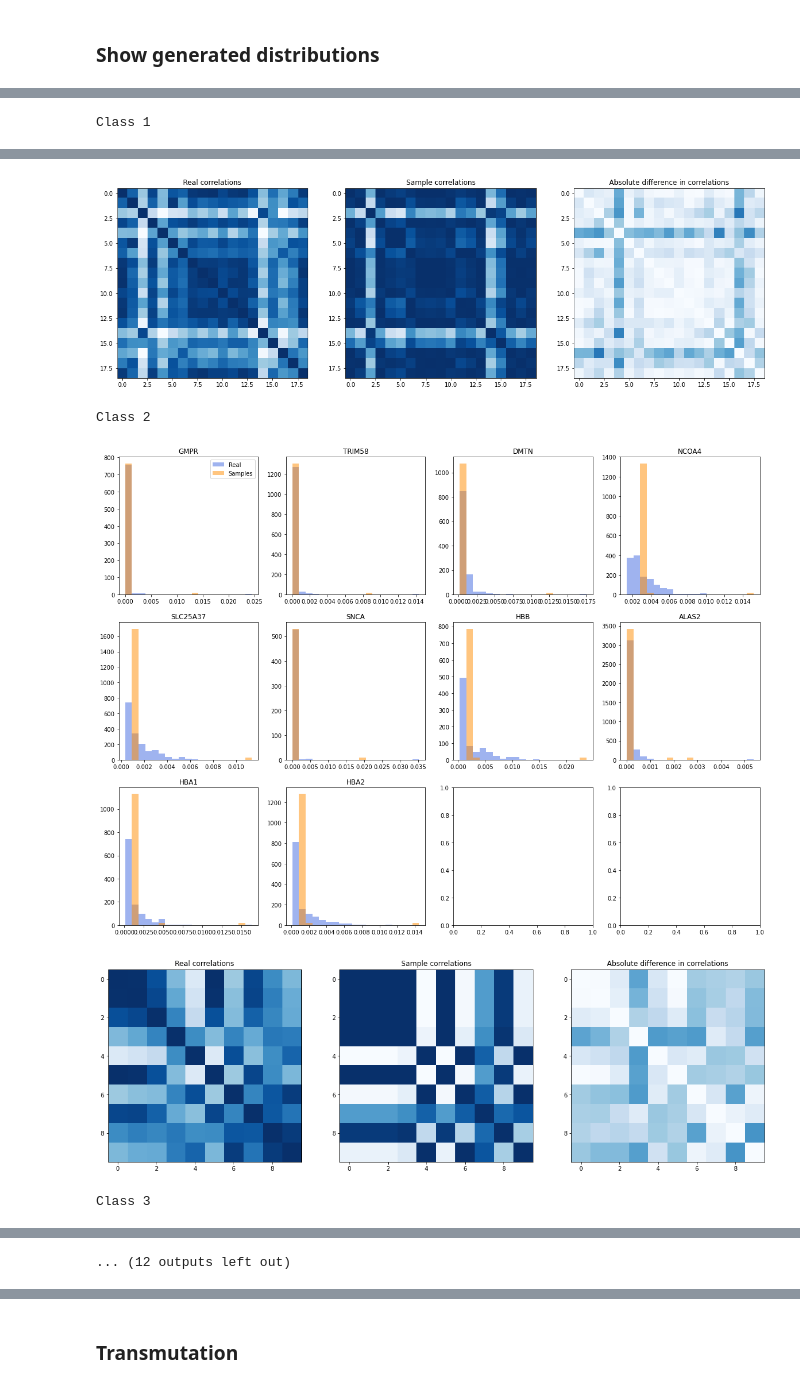
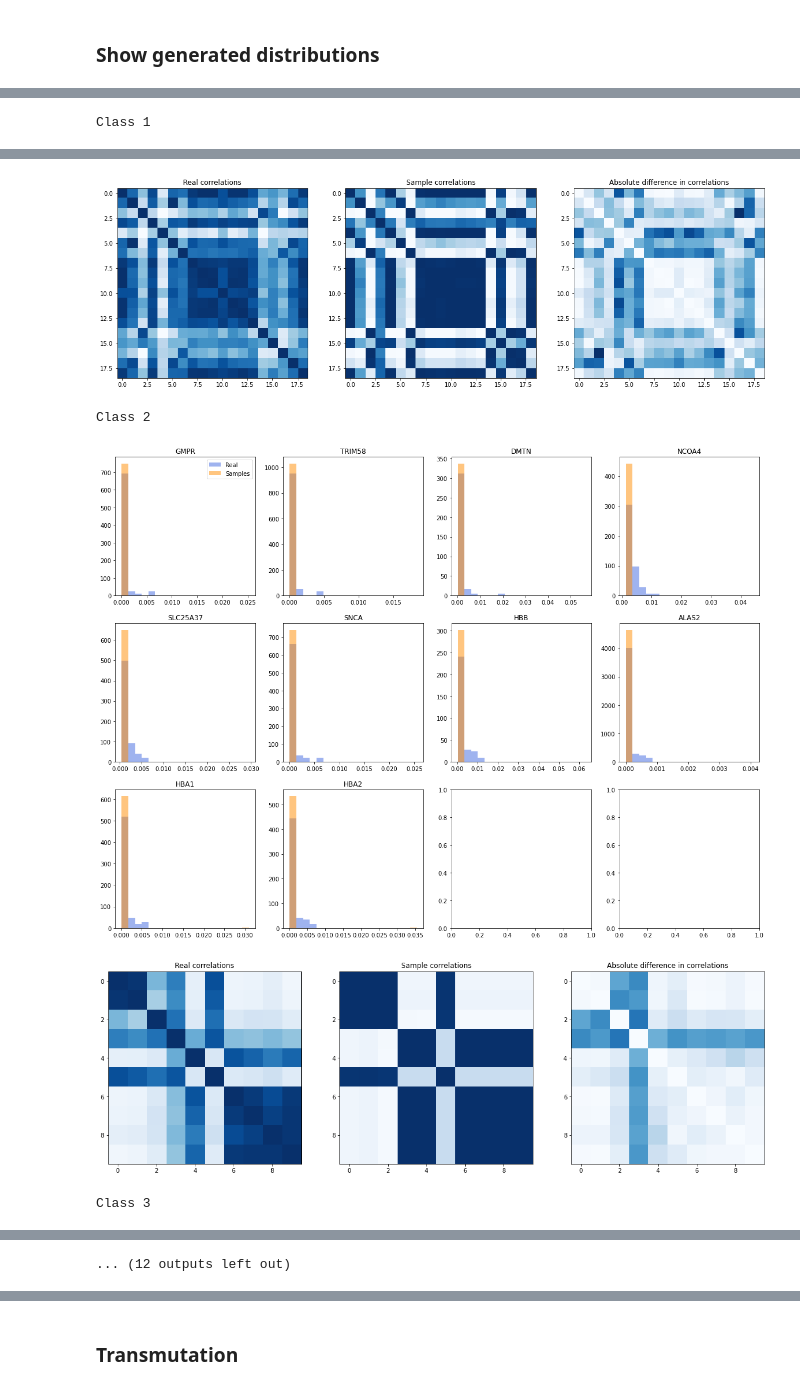
Before and after one commit to Genentech/branched-diffusion, a Jupyter notebook: notebooks/continuous_branched_scrna_covid_flu.ipynb, the cells around one changed output, grey strips where cells are left out. Saved outputs shown, nothing was run; the diff lists cells and outputs as text; code cells hidden in the pictures.

Commit message:
Update scRNA notebook to use larger batch size for histograms

```diff
--- a/notebooks/continuous_branched_scrna_covid_flu.ipynb
+++ b/notebooks/continuous_branched_scrna_covid_flu.ipynb
@@ -174,7 +141,7 @@ if latent_space:
 for class_to_sample in classes:
     sample = generate.generate_continuous_branched_samples(
         model, sde, class_to_sample, class_time_to_branch_tensor,
-        sampler="pc", t_limit=t_limit, num_steps=1000, verbose=True
+        sampler="pc", t_limit=t_limit, num_steps=1000, num_samples=500, verbose=True
     )
     if latent_space:
         gen_latent_samples[class_to_sample] = sample.cpu().numpy()
@@ -191,0 +150,16 @@ targets = np.concatenate(targets)
+# %%
+# Sample objects from the original dataset
+true_samples = {}
+if latent_space:
+    true_latent_samples = {}
+for class_to_sample in classes:
+    print("Sampling class: %s" % class_to_sample)
+    inds = np.where(dataset.cell_cluster == class_to_sample)[0]
+    sample_inds = np.random.choice(inds, size=min(64, len(inds)), replace=False)
+    sample = dataset.data[sample_inds]
+    if latent_space:
+        true_latent_samples[class_to_sample] = dataset.encode_batch(torch.tensor(sample, device=DEVICE)).cpu().numpy()
+        # For samples in expression space (not latent space), decode anyways for a more comparable distribution
+        true_samples[class_to_sample] = dataset.decode_batch(torch.tensor(true_latent_samples[class_to_sample], device=DEVICE)).cpu().numpy()
+    else:
+        true_samples[class_to_sample] = sample
@@ -192,7 +176,7 @@ targets = np.concatenate(targets)
 # %%
 # Rescale sampled values to match range of true values based on standard deviation
 def rescale_samples(samps, samp_class):
-    t = data[targets == samp_class]
+    t = true_samples[samp_class]
 
     s_z = (samps - np.mean(samps, axis=0, keepdims=True)) / np.std(samps, axis=0, keepdims=True)
     s_trans = (s_z * np.std(t, axis=0, keepdims=True)) + np.mean(t, axis=0, keepdims=True)
@@ -205,7 +189,7 @@ for class_to_sample in classes:
 # %%
 for class_to_sample in classes:
     print("Class %s" % class_to_sample)
-    real = data[targets == class_to_sample]
+    real = true_samples[class_to_sample]
     sample = gen_samples_scaled[class_to_sample]
 
     # Decide which features to plot
@@ -270,5 +254,5 @@ Class 1
-[figure, old version]
+[figure, new version]
 Class 2
-[figure, old version]
+[figure, new version]
-[figure, old version]
+[figure, new version]
 Class 3
```
Also changed, not shown: parts of 12 cells of this notebook.
